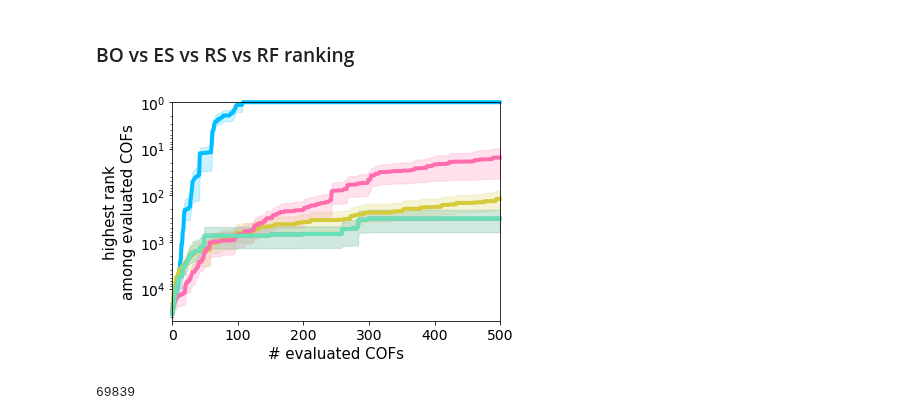
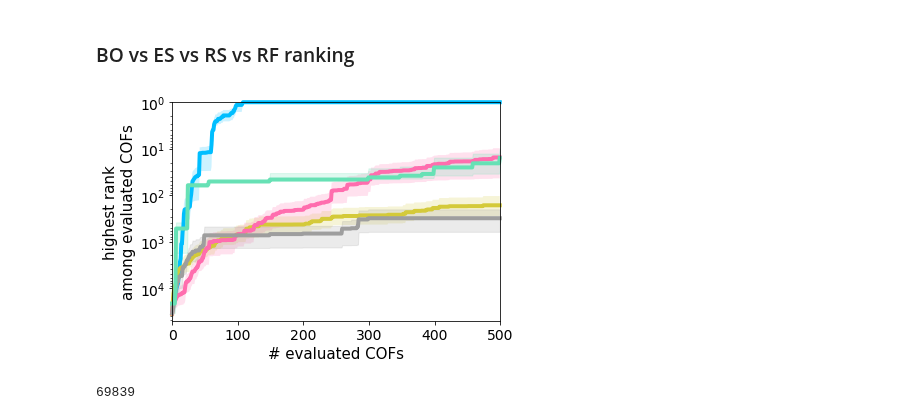
Before and after one commit to aryandeshwal/BO_of_COFs, a Jupyter notebook: COFS_figures.ipynb, the cells around one changed output. Saved outputs shown, nothing was run; the diff lists cells and outputs as text; code cells hidden in the pictures.

```diff
--- a/COFS_figures.ipynb
+++ b/COFS_figures.ipynb
@@ -17,7 +33,7 @@ import torch
 # %%
 cool_colors = ['#00BEFF', '#D4CA3A', '#FF6DAE', '#67E1B5', '#EBACFA', '#9E9E9E', '#F1988E', '#5DB15A', '#E28544', '#52B8AA']
 
-search_to_color = {'BO': cool_colors[0], 'random': cool_colors[1], 'evolutionary': cool_colors[2], 'RF': cool_colors[5]}
+search_to_color = {'BO': cool_colors[0], 'random': cool_colors[1], 'evolutionary': cool_colors[2], 'RF': cool_colors[5], 'RF (div)': cool_colors[3]}
 # %% [markdown]
 ### PCA low dimensional figure
 # %%
@@ -134,7 +150,7 @@ bo_data = return_best_accumulated_ranking(torch.load('bo_results.pkl')['outputs_
 # exploration_data = return_best_accumulated_ranking(torch.load('bo_exploration_results.pkl')['outputs_normalized'])
 es_data = return_best_accumulated_ranking(torch.load('es_results.pkl')['outputs_normalized'])
 rf_data = return_best_accumulated_ranking(torch.load('rf_single_acq_results.pkl')['outputs_normalized'])
-diverse_rf_data = return_best_accumulated_ranking(torch.load('rf_single_acq_results.pkl')['outputs_normalized'])
+diverse_rf_data = return_best_accumulated_ranking(torch.load('diverse_rf_single_acq_results.pkl')['outputs_normalized'])
 
 
 # Random Search
@@ -172,35 +188,35 @@ plt.fill_between(list(range(500)), np.mean(es_data, axis=0) - get_lower_error_ba
 #plt.errorbar([50, 100, 150, 200, 300, 400, 500], np.mean(rf_data, axis=0), np.std(rf_data, axis=0),
 #             fmt='o', label='random forest', clip_on=False, color=search_to_color['RF'], ms=8, markerfacecolor="None", lw=2, markeredgewidth=3)
 #plt.errorbar([50, 100, 150, 200, 300, 400, 500], np.mean(diverse_rf_data, axis=0),  np.std(diverse_rf_data, axis=0),
 #             fmt='s', label='random forest\n(diverse train set)', clip_on=False, color=search_to_color['RF'], ms=8, markerfacecolor="None", lw=2, markeredgewidth=3)
 
 plt.plot(list(range(500)),  np.mean(rf_data, axis=0), label='random forest', color=search_to_color['RF'], lw=4, clip_on=False)
 plt.fill_between(list(range(500)), np.mean(rf_data, axis=0) - get_lower_error_bars(rf_data),  #np.std(rf_data, axis=0),
                                    np.mean(rf_data, axis=0) + get_upper_error_bars(rf_data), #np.std(rf_data, axis=0),
                  alpha=0.2, ec="None", color=search_to_color['RF'])
 
 plt.plot(list(range(500)),  np.mean(diverse_rf_data, axis=0), label='random forest\n(diverse train set)', color=cool_colors[3], lw=4, clip_on=False)
 plt.fill_between(list(range(500)), np.mean(diverse_rf_data, axis=0) - get_lower_error_bars(diverse_rf_data),  #np.std(diverse_rf_data, axis=0),
                                    np.mean(diverse_rf_data, axis=0) + get_upper_error_bars(diverse_rf_data), #np.std(diverse_rf_data, axis=0),
-                 alpha=0.2, ec="None", color=cool_colors[3])
+                 alpha=0.2, ec="None", color=search_to_color['RF (div)'])
 
 
 
 plt.xlabel('# evaluated COFs', fontsize=15)
 plt.ylabel('highest rank\namong evaluated COFs', fontsize=15)
 plt.xlim([0, 500])
 plt.ylim(ymin=1)
 # plt.legend(fontsize=1/4)
 # plt.axhline(y=0) # to see the band bleed into negative zone.
 plt.yticks(fontsize=14)
 plt.xticks(fontsize=14)
 plt.yscale("log")
 plt.gca().invert_yaxis()
 plt.tight_layout()
 # plt.legend(bbox_to_anchor=(1.05, 1), loc='upper left', borderaxespad=0., fontsize=15)
 plt.savefig("search_efficiency_rank.pdf")#, bbox_inches="tight")
 # %% [output]
-[figure, old version]
+[figure, new version]
 # %%
 n_total = len(inputs_low_dim_pca[:, 0])
 n_total
```
Also changed, not shown: parts of 5 cells of this notebook.
